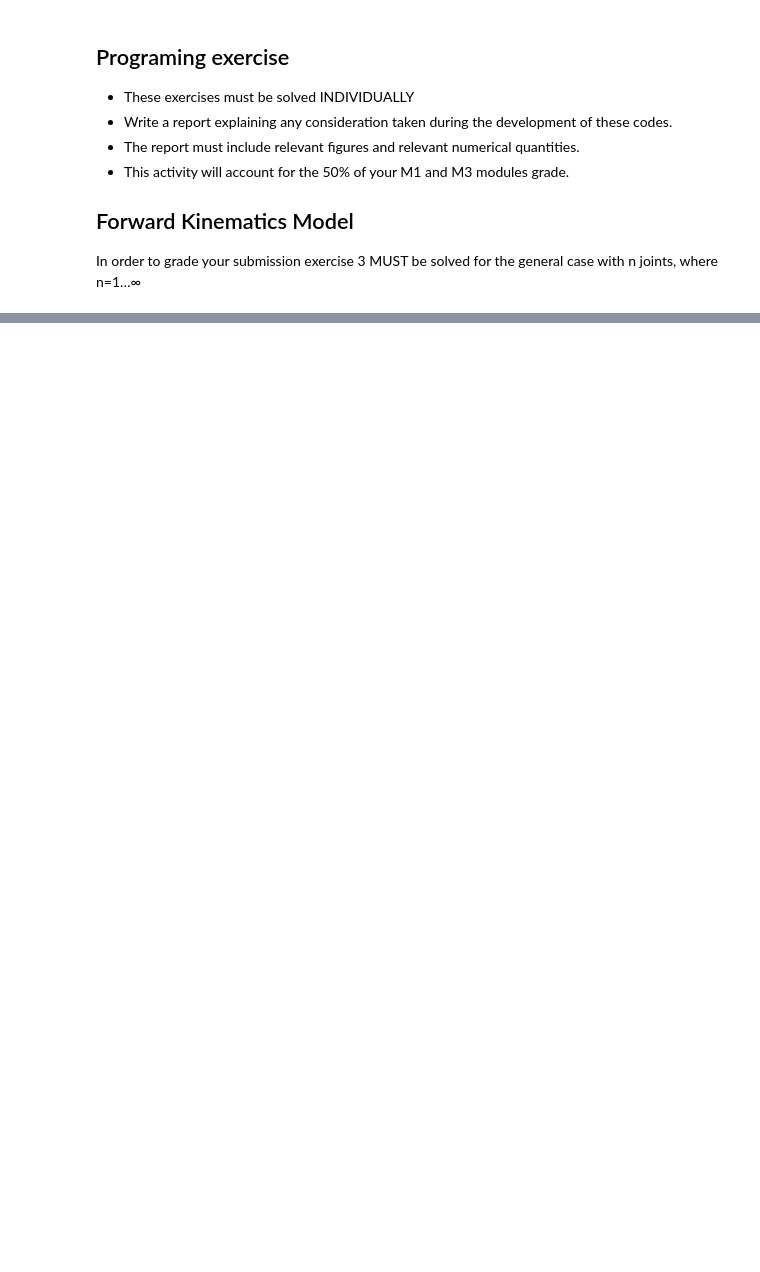
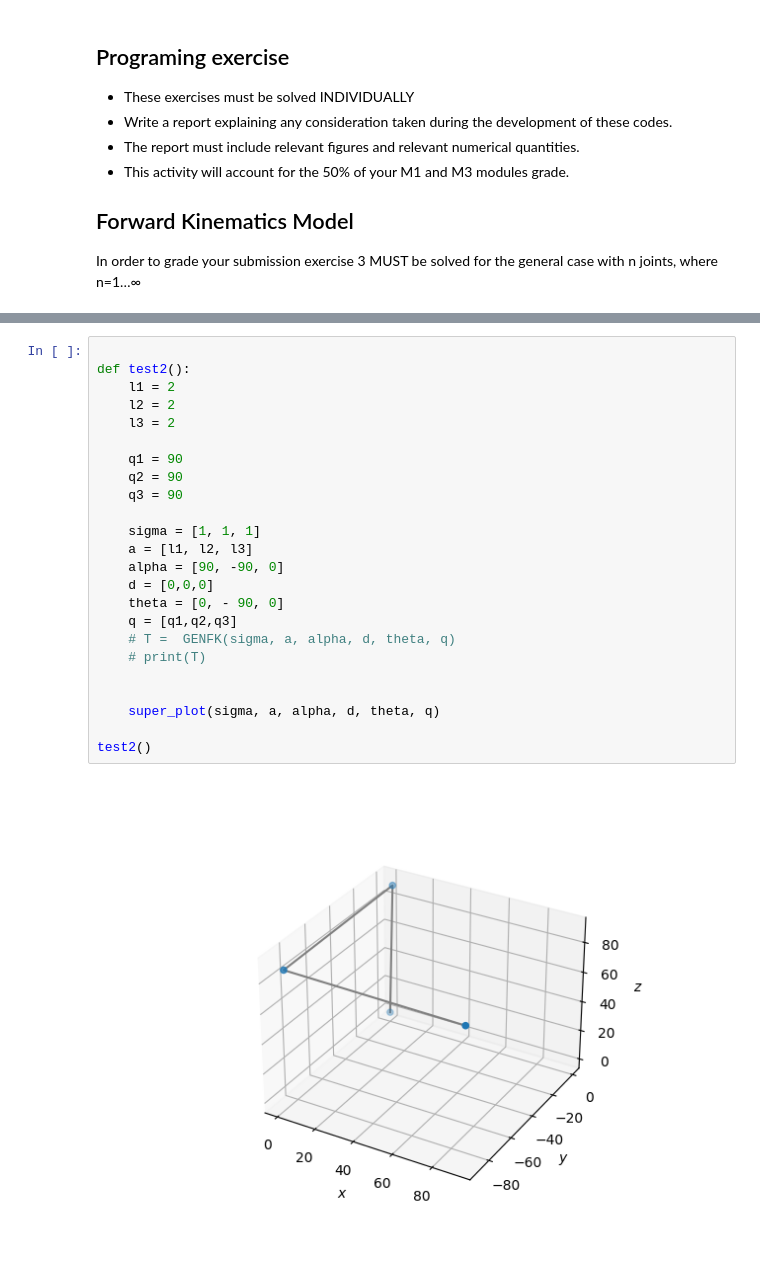
Before and after one commit to iiarroyo/robotics_101, a Jupyter notebook: Forward_kinematiks.ipynb, the cells around one changed output, grey strips where cells are left out. Cells and saved outputs as stored; diff of their text form; blank space fills up the shorter version.

```diff
--- a/Forward_kinematiks.ipynb
+++ b/Forward_kinematiks.ipynb
@@ -40 +267,27 @@ Use GENFK to write the FK of the 6-axes robot shown in Figure 3. Suitably modify
+# %%
+
+def test2():
+    l1 = 2
+    l2 = 2
+    l3 = 2
+
+    q1 = 90
+    q2 = 90
+    q3 = 90
+
+    sigma = [1, 1, 1]
+    a = [l1, l2, l3]
+    alpha = [90, -90, 0]
+    d = [0,0,0]
+    theta = [0, - 90, 0]
+    q = [q1,q2,q3]
+    # T =  GENFK(sigma, a, alpha, d, theta, q)
+    # print(T)
+
+
+    super_plot(sigma, a, alpha, d, theta, q)
+
+test2()
+# %% [output]
+[figure, added]
 # %% [markdown]
```
Also changed, not shown: parts of 15 cells of this notebook, 3 other files.
